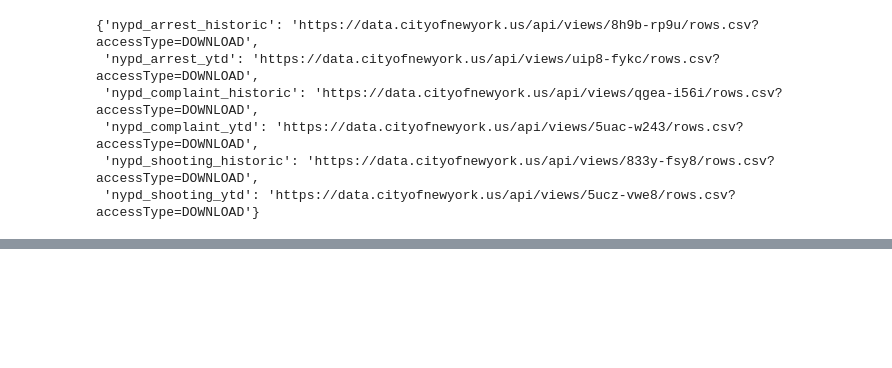
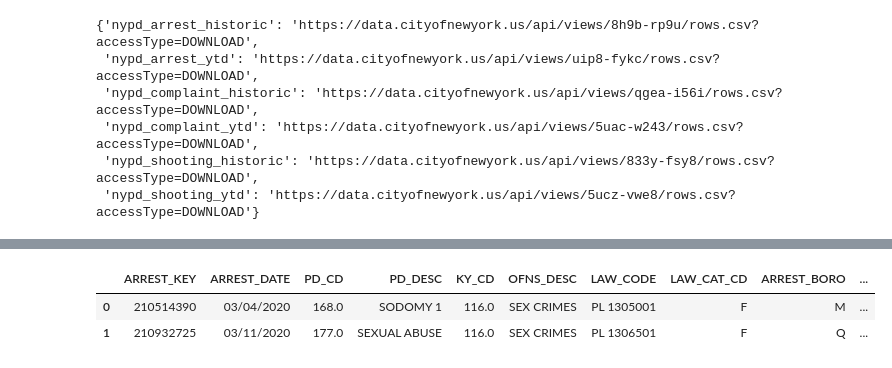
Before and after one commit to MattTriano/NYC_crime_data_analysis, a Jupyter notebook: analysis/NYC_data_pulling_functionality.ipynb, the cells around one changed output, grey strips where cells are left out. Drawn from its saved outputs; the diff is of its cells as text; code cells hidden in the pictures; blank space fills up the shorter version.

```diff
--- a/analysis/NYC_data_pulling_functionality.ipynb
+++ b/analysis/NYC_data_pulling_functionality.ipynb
@@ -152,3 +252,9 @@ nypd_arrest_historic_df.head(2)
 |  | ARREST_KEY | ARREST_DATE | PD_CD | PD_DESC | KY_CD | OFNS_DESC | LAW_CODE | LAW_CAT_CD | ARREST_BORO | ... |
 | 0 | 144026181 | 06/26/2015 | 639.0 | AGGRAVATED HARASSMENT 2 | 361.0 | OFF. AGNST PUB ORD SENSBLTY & RGH... | PL 2403002 | M | Q | ... |
 | 1 | 144507595 | 07/14/2015 | 969.0 | TRAFFIC,UNCLASSIFIED INFRACTION | 881.0 | OTHER TRAFFIC INFRACTION | VTL051101A | M | M | ... |
+# %%
+nypd_arrest_ytd_df.head(2)
+# %% [output]
+|  | ARREST_KEY | ARREST_DATE | PD_CD | PD_DESC | KY_CD | OFNS_DESC | LAW_CODE | LAW_CAT_CD | ARREST_BORO | ... |
+| 0 | 210514390 | 03/04/2020 | 168.0 | SODOMY 1 | 116.0 | SEX CRIMES | PL 1305001 | F | M | ... |
+| 1 | 210932725 | 03/11/2020 | 177.0 | SEXUAL ABUSE | 116.0 | SEX CRIMES | PL 1306501 | F | Q | ... |
```
Also changed, not shown: parts of 26 cells of this notebook, 2 other files.
